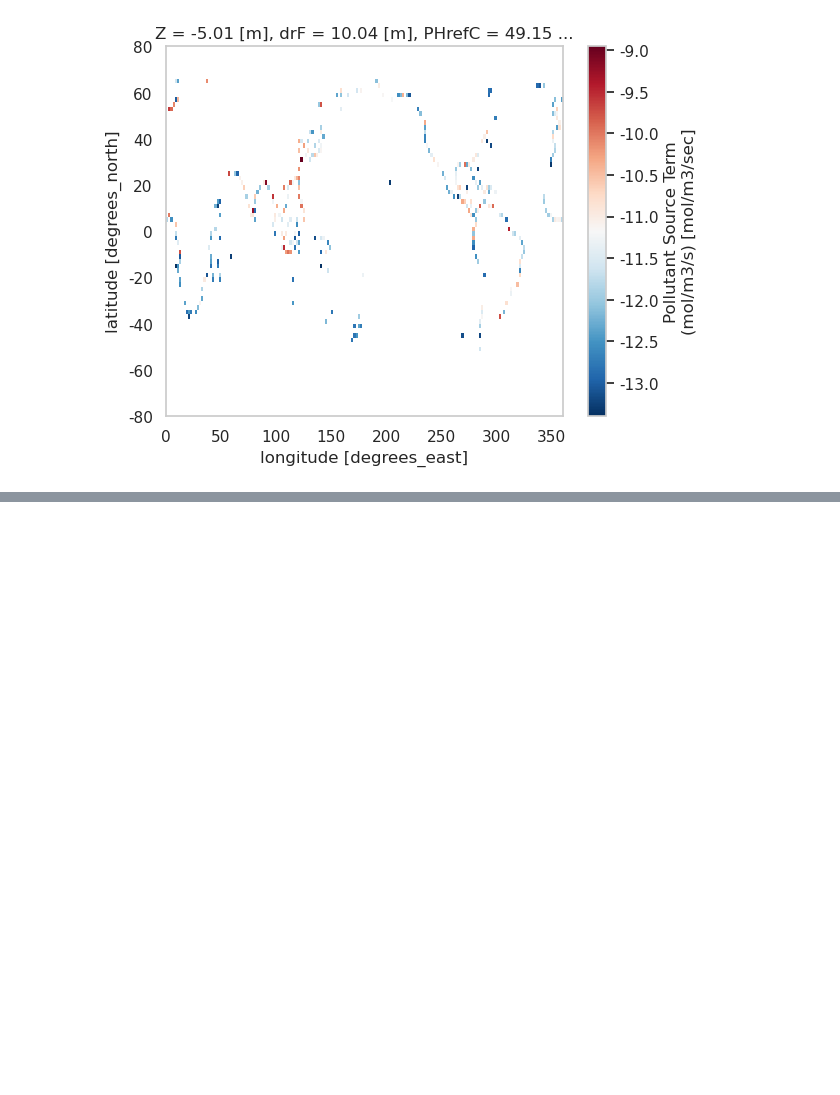
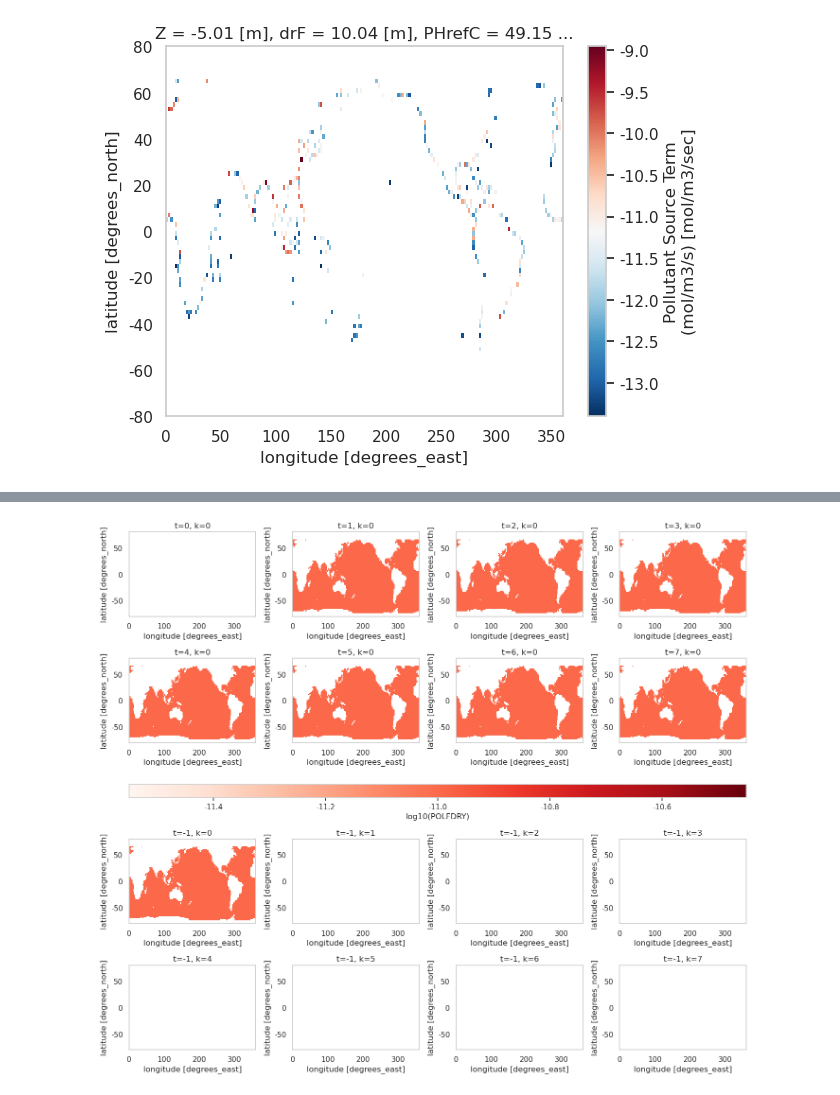
Before and after one commit to Rugkey/MITgcm, a Jupyter notebook: verification/rugkeytest_20251030/analysis.ipynb, the cells around one changed output, grey strips where cells are left out. Drawn from its saved outputs; the diff is of its cells as text; code cells hidden in the pictures; blank space fills up the shorter version.

```diff
--- a/verification/rugkeytest_20251030/analysis.ipynb
+++ b/verification/rugkeytest_20251030/analysis.ipynb
@@ -264,0 +338,47 @@ plt.show()
+# %%
+#干沉降通量。
+import numpy as np
+import xarray as xr
+import matplotlib.pyplot as plt
+import matplotlib.gridspec as gridspec
+var = ds.POLFDRY
+nt = var.sizes[var.dims[0]]
+nz = var.sizes[var.dims[1]]
+time_idx = np.linspace(0, nt-1, 8, dtype=int)
+depth_idx = np.arange(8)
+
+fig = plt.figure(figsize=(14, 12))
+gs = gridspec.GridSpec(5, 4, height_ratios=[1,1,0.15,1,1])  # 第3行很窄
+
+axes = []
+# 第一、二行：前8个
+for i, t in enumerate(time_idx):
+    row = 0 if i < 4 else 1
+    col = i % 4
+    ax = fig.add_subplot(gs[row, col])
+    da = var.isel({var.dims[0]: t, var.dims[1]: 0})
+    da_log = np.log10(da.where(da > 0))
+    im = da_log.plot(ax=ax, add_colorbar=False, cmap='Reds')
+    ax.set_title(f"t={t}, k=0")
+    axes.append(ax)
+
+# 第4、5行：后8个
+for j, k in enumerate(depth_idx):
+    row = 3 if j < 4 else 4
+    col = j % 4
+    ax = fig.add_subplot(gs[row, col])
+    da = var.isel({var.dims[0]: -1, var.dims[1]: k})
+    da_log = np.log10(da.where(da > 0))
+    da_log.plot(ax=ax, add_colorbar=False, cmap='Reds')
+    ax.set_title(f"t=-1, k={k}")
+    axes.append(ax)
+
+# colorbar 置于第3行
+cax = fig.add_subplot(gs[2, :])
+cbar = fig.colorbar(im, cax=cax, orientation='horizontal')
+cbar.set_label("log10(POLFDRY)")
+
+plt.tight_layout()
+plt.show()
+# %% [output]
+[figure, added]
```
Also changed, not shown: parts of 12 cells of this notebook, 14 other files.
